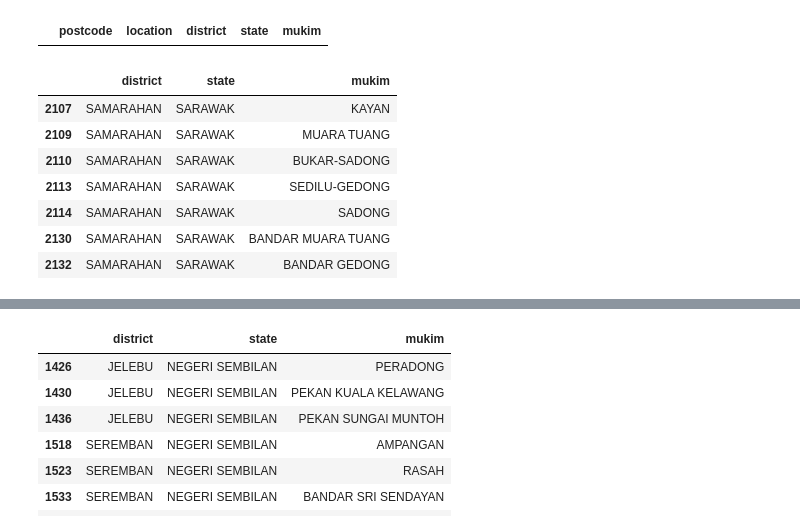
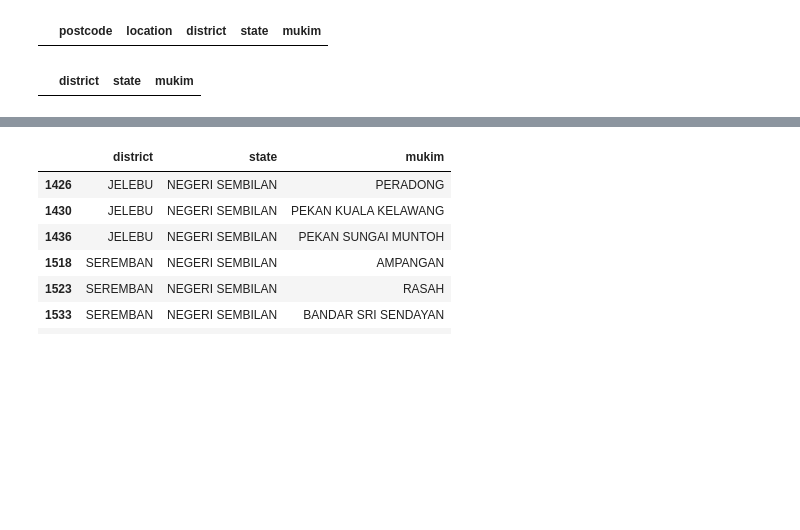
Before and after one commit to izardy/malaysia-postcode-mapper, a Jupyter notebook: notebook/data-prep.ipynb, the cells around one changed output, grey strips where cells are left out. Drawn from its saved outputs; the diff is of its cells as text; code cells hidden in the pictures; blank space fills up the shorter version.

```diff
--- a/notebook/data-prep.ipynb
+++ b/notebook/data-prep.ipynb
@@ -1576,6 +1600,7 @@ mukim_district_state['postcode']=np.where((mukim_district_state['postcode'].isnu
 mukim_district_state['postcode']=np.where((mukim_district_state['postcode'].isnull())&(mukim_district_state['mukim']=='BANDAR SABU')&(mukim_district_state['state']=='SARAWAK')&(mukim_district_state['district']=='SRI AMAN'), '', mukim_district_state['postcode'])
 
 '''
+
 #sibu
 '''
 mukim_district_state['postcode']=np.where((mukim_district_state['postcode'].isnull())&(mukim_district_state['mukim']=='SEDUAN')&(mukim_district_state['state']=='SARAWAK')&(mukim_district_state['district']=='SIBU'), '', mukim_district_state['postcode'])
@@ -1610,7 +1635,6 @@ mukim_district_state['postcode']=np.where((mukim_district_state['postcode'].isnu
 mukim_district_state['postcode']=np.where((mukim_district_state['postcode'].isnull())&(mukim_district_state['mukim']=='BANDAR NGEMAH')&(mukim_district_state['state']=='SARAWAK')&(mukim_district_state['district']=='SIBU'), '', mukim_district_state['postcode'])
 mukim_district_state['postcode']=np.where((mukim_district_state['postcode'].isnull())&(mukim_district_state['mukim']=='BANDAR SENGAYAN')&(mukim_district_state['state']=='SARAWAK')&(mukim_district_state['district']=='SIBU'), '', mukim_district_state['postcode'])
 mukim_district_state['postcode']=np.where((mukim_district_state['postcode'].isnull())&(mukim_district_state['mukim']=='BANDAR SIBINTEK')&(mukim_district_state['state']=='SARAWAK')&(mukim_district_state['district']=='SIBU'), '', mukim_district_state['postcode'])
-
 '''
 
 #miri
@@ -1742,48 +1766,40 @@ mukim_district_state['postcode']=np.where((mukim_district_state['postcode'].isnu
 mukim_district_state['postcode']=np.where((mukim_district_state['postcode'].isnull())&(mukim_district_state['mukim']=='PUNDA-SABAL')&(mukim_district_state['district']=='SAMARAHAN'), '94700', mukim_district_state['postcode'])
 mukim_district_state['postcode']=np.where((mukim_district_state['postcode'].isnull())&(mukim_district_state['mukim']=='BANDAR SUNGAI MERAH')&(mukim_district_state['district']=='SAMARAHAN'), '94700', mukim_district_state['postcode'])
 mukim_district_state['postcode']=np.where((mukim_district_state['postcode'].isnull())&(mukim_district_state['mukim']=='BANDAR SUNAGAI MERANG')&(mukim_district_state['district']=='SAMARAHAN'), '94700', mukim_district_state['postcode'])
 mukim_district_state['postcode']=np.where((mukim_district_state['postcode'].isnull())&(mukim_district_state['mukim']=='BANDAR SUNGAI PALAH')&(mukim_district_state['district']=='SAMARAHAN'), '94700', mukim_district_state['postcode'])
 mukim_district_state['postcode']=np.where((mukim_district_state['postcode'].isnull())&(mukim_district_state['mukim']=='BANDAR TEDEBU')&(mukim_district_state['district']=='SAMARAHAN'), '94760', mukim_district_state['postcode'])
 mukim_district_state['postcode']=np.where((mukim_district_state['postcode'].isnull())&(mukim_district_state['mukim']=='BANDAR BALAI RINGIN')&(mukim_district_state['district']=='SAMARAHAN'), '94700', mukim_district_state['postcode'])
 mukim_district_state['postcode']=np.where((mukim_district_state['postcode'].isnull())&(mukim_district_state['mukim']=='BANDAR TAMBIRAT')&(mukim_district_state['district']=='SAMARAHAN'), '94600', mukim_district_state['postcode'])
 mukim_district_state['postcode']=np.where((mukim_district_state['postcode'].isnull())&(mukim_district_state['mukim']=='BANDAR SIMUJAN')&(mukim_district_state['district']=='SAMARAHAN'), '94700', mukim_district_state['postcode'])
 mukim_district_state['postcode']=np.where((mukim_district_state['postcode'].isnull())&(mukim_district_state['mukim']=='BANDAR TEBELU')&(mukim_district_state['district']=='SAMARAHAN'), '94850', mukim_district_state['postcode'])
 mukim_district_state['postcode']=np.where((mukim_district_state['postcode'].isnull())&(mukim_district_state['mukim']=='BANDAR TERBAT')&(mukim_district_state['district']=='SAMARAHAN'), '94700', mukim_district_state['postcode'])
+mukim_district_state['postcode']=np.where((mukim_district_state['postcode'].isnull())&(mukim_district_state['mukim']=='KAYAN')&(mukim_district_state['state']=='SARAWAK')&(mukim_district_state['district']=='SAMARAHAN'), '94700', mukim_district_state['postcode'])
+mukim_district_state['postcode']=np.where((mukim_district_state['postcode'].isnull())&(mukim_district_state['mukim']=='MUARA TUANG')&(mukim_district_state['state']=='SARAWAK')&(mukim_district_state['district']=='SAMARAHAN'), '94300', mukim_district_state['postcode'])
+mukim_district_state['postcode']=np.where((mukim_district_state['postcode'].isnull())&(mukim_district_state['mukim']=='BUKAR-SADONG')&(mukim_district_state['state']=='SARAWAK')&(mukim_district_state['district']=='SAMARAHAN'), '94700', mukim_district_state['postcode'])
+mukim_district_state['postcode']=np.where((mukim_district_state['postcode'].isnull())&(mukim_district_state['mukim']=='BANDAR MUARA TUANG')&(mukim_district_state['state']=='SARAWAK')&(mukim_district_state['district']=='SAMARAHAN'), '94300', mukim_district_state['postcode'])
+mukim_district_state['postcode']=np.where((mukim_district_state['postcode'].isnull())&(mukim_district_state['mukim']=='BANDAR GEDONG')&(mukim_district_state['state']=='SARAWAK')&(mukim_district_state['district']=='SAMARAHAN'), '94700', mukim_district_state['postcode'])
+mukim_district_state['postcode']=np.where((mukim_district_state['postcode'].isnull())&(mukim_district_state['mukim']=='SEDILU-GEDONG')&(mukim_district_state['state']=='SARAWAK')&(mukim_district_state['district']=='SAMARAHAN'), '94800', mukim_district_state['postcode'])
+mukim_district_state['postcode']=np.where((mukim_district_state['postcode'].isnull())&(mukim_district_state['mukim']=='SADONG')&(mukim_district_state['state']=='SARAWAK')&(mukim_district_state['district']=='SAMARAHAN'), '94600', mukim_district_state['postcode'])
 
 '''
 mukim_district_state['postcode']=np.where((mukim_district_state['postcode'].isnull())&(mukim_district_state['mukim']=='LESONG')&(mukim_district_state['state']=='SARAWAK')&(mukim_district_state['district']=='SAMARAHAN'), '', mukim_district_state['postcode'])
-mukim_district_state['postcode']=np.where((mukim_district_state['postcode'].isnull())&(mukim_district_state['mukim']=='KAYAN')&(mukim_district_state['state']=='SARAWAK')&(mukim_district_state['district']=='SAMARAHAN'), '', mukim_district_state['postcode'])
-mukim_district_state['postcode']=np.where((mukim_district_state['postcode'].isnull())&(mukim_district_state['mukim']=='MUARA TUANG')&(mukim_district_state['state']=='SARAWAK')&(mukim_district_state['district']=='SAMARAHAN'), '', mukim_district_state['postcode'])
-mukim_district_state['postcode']=np.where((mukim_district_state['postcode'].isnull())&(mukim_district_state['mukim']=='BUKAR-SADONG')&(mukim_district_state['state']=='SARAWAK')&(mukim_district_state['district']=='SAMARAHAN'), '', mukim_district_state['postcode'])
 mukim_district_state['postcode']=np.where((mukim_district_state['postcode'].isnull())&(mukim_district_state['mukim']=='SUNGAI KEDUP')&(mukim_district_state['state']=='SARAWAK')&(mukim_district_state['district']=='SAMARAHAN'), '', mukim_district_state['postcode'])
-mukim_district_state['postcode']=np.where((mukim_district_state['postcode'].isnull())&(mukim_district_state['mukim']=='SEDILU-GEDONG')&(mukim_district_state['state']=='SARAWAK')&(mukim_district_state['district']=='SAMARAHAN'), '', mukim_district_state['postcode'])
-mukim_district_state['postcode']=np.where((mukim_district_state['postcode'].isnull())&(mukim_district_state['mukim']=='SADONG')&(mukim_district_state['state']=='SARAWAK')&(mukim_district_state['district']=='SAMARAHAN'), '', mukim_district_state['postcode'])
 mukim_district_state['postcode']=np.where((mukim_district_state['postcode'].isnull())&(mukim_district_state['mukim']=='SEBANGAN-KEPAYAN')&(mukim_district_state['state']=='SARAWAK')&(mukim_district_state['district']=='SAMARAHAN'), '', mukim_district_state['postcode'])
 mukim_district_state['postcode']=np.where((mukim_district_state['postcode'].isnull())&(mukim_district_state['mukim']=='BANDAR SEBUYAU')&(mukim_district_state['state']=='SARAWAK')&(mukim_district_state['district']=='SAMARAHAN'), '', mukim_district_state['postcode'])
 mukim_district_state['postcode']=np.where((mukim_district_state['postcode'].isnull())&(mukim_district_state['mukim']=='BATU 29, JALAN SIMANGGANG')&(mukim_district_state['state']=='SARAWAK')&(mukim_district_state['district']=='SAMARAHAN'), '', mukim_district_state['postcode'])
 mukim_district_state['postcode']=np.where((mukim_district_state['postcode'].isnull())&(mukim_district_state['mukim']=='BATU 32, JALAN SIMANGGANG')&(mukim_district_state['state']=='SARAWAK')&(mukim_district_state['district']=='SAMARAHAN'), '', mukim_district_state['postcode'])
 mukim_district_state['postcode']=np.where((mukim_district_state['postcode'].isnull())&(mukim_district_state['mukim']=='BATU 34+, JALAN SIMANGGANG')&(mukim_district_state['state']=='SARAWAK')&(mukim_district_state['district']=='SAMARAHAN'), '', mukim_district_state['postcode'])
 mukim_district_state['postcode']=np.where((mukim_district_state['postcode'].isnull())&(mukim_district_state['mukim']=='BANDAR SERIAN')&(mukim_district_state['state']=='SARAWAK')&(mukim_district_state['district']=='SAMARAHAN'), '', mukim_district_state['postcode'])
 mukim_district_state['postcode']=np.where((mukim_district_state['postcode'].isnull())&(mukim_district_state['mukim']=='BANDAR TEBAKANG')&(mukim_district_state['state']=='SARAWAK')&(mukim_district_state['district']=='SAMARAHAN'), '', mukim_district_state['postcode'])
 mukim_district_state['postcode']=np.where((mukim_district_state['postcode'].isnull())&(mukim_district_state['mukim']=='BANDAR MUARA MONGKOS')&(mukim_district_state['state']=='SARAWAK')&(mukim_district_state['district']=='SAMARAHAN'), '', mukim_district_state['postcode'])
-mukim_district_state['postcode']=np.where((mukim_district_state['postcode'].isnull())&(mukim_district_state['mukim']=='BANDAR MUARA TUANG')&(mukim_district_state['state']=='SARAWAK')&(mukim_district_state['district']=='SAMARAHAN'), '', mukim_district_state['postcode'])
-mukim_district_state['postcode']=np.where((mukim_district_state['postcode'].isnull())&(mukim_district_state['mukim']=='BANDAR GEDONG')&(mukim_district_state['state']=='SARAWAK')&(mukim_district_state['district']=='SAMARAHAN'), '', mukim_district_state['postcode'])
 mukim_district_state['postcode']=np.where((mukim_district_state['postcode'].isnull())&(mukim_district_state['mukim']=='BANDAR SEBANGAN')&(mukim_district_state['state']=='SARAWAK')&(mukim_district_state['district']=='SAMARAHAN'), '', mukim_district_state['postcode'])
-
 '''
 mukim_district_state[(mukim_district_state['postcode'].isnull())&(mukim_district_state['state']=='SARAWAK')][[ 'district', 'state', 'mukim']]
 #mukim_district_state[(mukim_district_state['postcode'].isnull())&(mukim_district_state['state']=='SARAWAK')&(mukim_district_state['district']=='SIBU')]
 
 #mukim_district_state.isnull().sum()
 # %% [output]
 |  | district | state | mukim |
-| 2107 | SAMARAHAN | SARAWAK | KAYAN |
-| 2109 | SAMARAHAN | SARAWAK | MUARA TUANG |
-| 2110 | SAMARAHAN | SARAWAK | BUKAR-SADONG |
-| 2113 | SAMARAHAN | SARAWAK | SEDILU-GEDONG |
-| 2114 | SAMARAHAN | SARAWAK | SADONG |
-| 2130 | SAMARAHAN | SARAWAK | BANDAR MUARA TUANG |
-| 2132 | SAMARAHAN | SARAWAK | BANDAR GEDONG |
 # %%
 #mukim_district_state[(mukim_district_state['postcode'].isnull())&(mukim_district_state['state']=='KELANTAN')]
 
```
Also changed, not shown: parts of 7 cells of this notebook.
